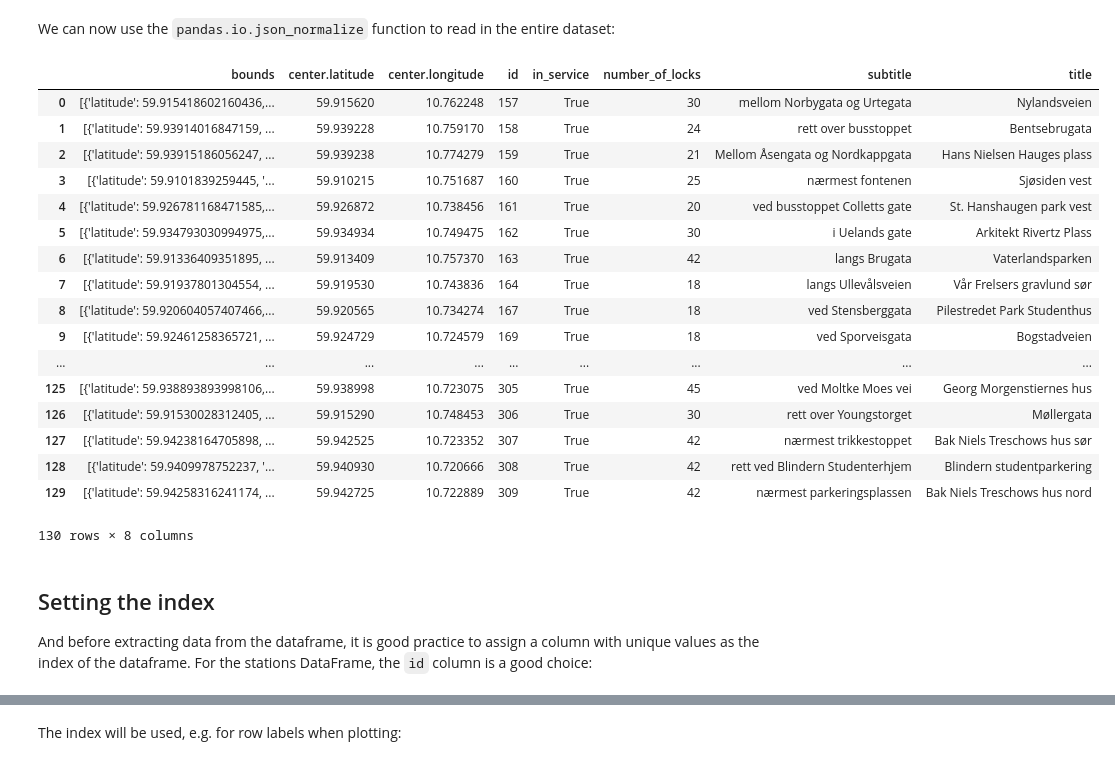
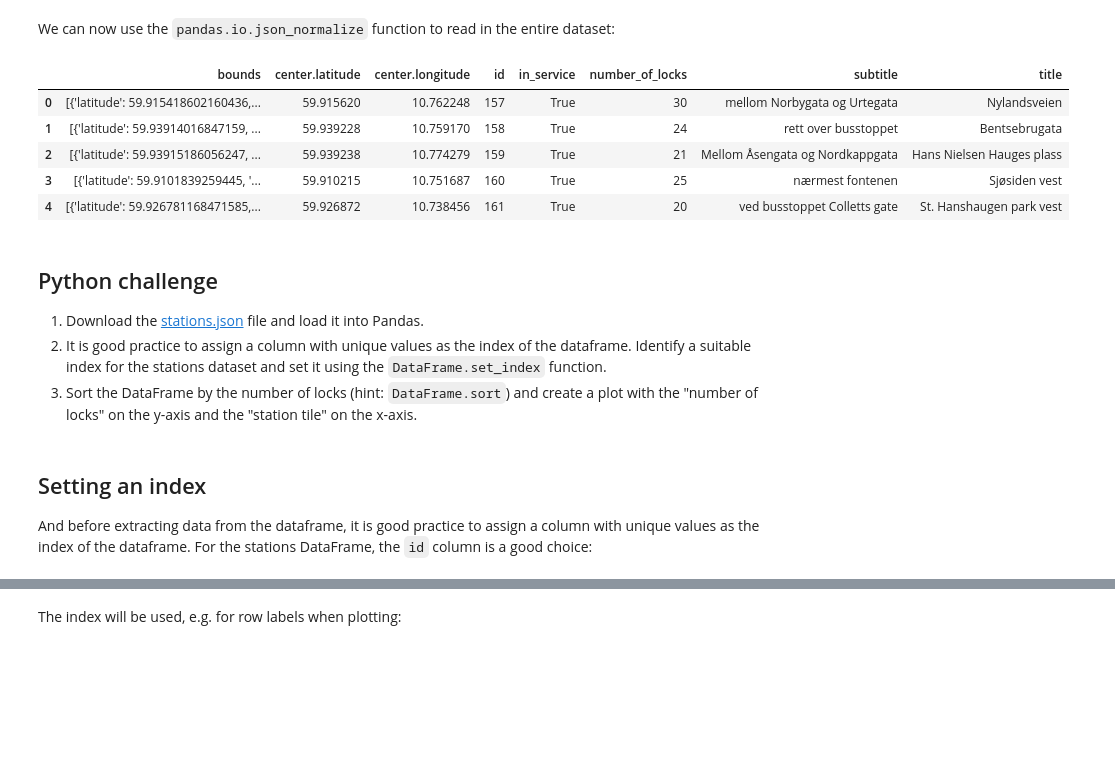
Before and after one commit to hvgab/UiO-INF3331.github.io, a Jupyter notebook: lectures/pandas/Pandas.ipynb, the cells around one changed output, grey strips where cells are left out. Saved outputs shown, nothing was run; the diff lists cells and outputs as text; code cells hidden in the pictures; blank space fills up the shorter version.

Commit message:
Finished profiling lecture

```diff
--- a/lectures/pandas/Pandas.ipynb
+++ b/lectures/pandas/Pandas.ipynb
@@ -327,3 +238,0 @@ We are interested in the node `stations`, so let's extract this:
-# %%
-station_json = json_stations['stations']
-station_json
@@ -349,28 +240,22 @@ station_json
 We can now use the `pandas.io.json_normalize` function to read in the entire dataset:
 # %%
 stations = pd.io.json.json_normalize(station_json)
-stations
+stations.head()
 # %% [output]
 |  | bounds | center.latitude | center.longitude | id | in_service | number_of_locks | subtitle | title |
 | 0 | [{'latitude': 59.915418602160436,... | 59.915620 | 10.762248 | 157 | True | 30 | mellom Norbygata og Urtegata | Nylandsveien |
 | 1 | [{'latitude': 59.93914016847159, ... | 59.939228 | 10.759170 | 158 | True | 24 | rett over busstoppet | Bentsebrugata |
 | 2 | [{'latitude': 59.93915186056247, ... | 59.939238 | 10.774279 | 159 | True | 21 | Mellom Åsengata og Nordkappgata | Hans Nielsen Hauges plass |
 | 3 | [{'latitude': 59.9101839259445, '... | 59.910215 | 10.751687 | 160 | True | 25 | nærmest fontenen | Sjøsiden vest |
 | 4 | [{'latitude': 59.926781168471585,... | 59.926872 | 10.738456 | 161 | True | 20 | ved busstoppet Colletts gate | St. Hanshaugen park vest |
-| 5 | [{'latitude': 59.934793030994975,... | 59.934934 | 10.749475 | 162 | True | 30 | i Uelands gate | Arkitekt Rivertz Plass |
-| 6 | [{'latitude': 59.91336409351895, ... | 59.913409 | 10.757370 | 163 | True | 42 | langs Brugata | Vaterlandsparken |
-| 7 | [{'latitude': 59.91937801304554, ... | 59.919530 | 10.743836 | 164 | True | 18 | langs Ullevålsveien | Vår Frelsers gravlund sør |
-| 8 | [{'latitude': 59.920604057407466,... | 59.920565 | 10.734274 | 167 | True | 18 | ved Stensberggata | Pilestredet Park Studenthus |
-| 9 | [{'latitude': 59.92461258365721, ... | 59.924729 | 10.724579 | 169 | True | 18 | ved Sporveisgata | Bogstadveien |
-| ... | ... | ... | ... | ... | ... | ... | ... | ... |
-| 125 | [{'latitude': 59.938893893998106,... | 59.938998 | 10.723075 | 305 | True | 45 | ved Moltke Moes vei | Georg Morgenstiernes hus |
-| 126 | [{'latitude': 59.91530028312405, ... | 59.915290 | 10.748453 | 306 | True | 30 | rett over Youngstorget | Møllergata |
-| 127 | [{'latitude': 59.94238164705898, ... | 59.942525 | 10.723352 | 307 | True | 42 | nærmest trikkestoppet | Bak Niels Treschows hus sør |
-| 128 | [{'latitude': 59.9409978752237, '... | 59.940930 | 10.720666 | 308 | True | 42 | rett ved Blindern Studenterhjem | Blindern studentparkering |
-| 129 | [{'latitude': 59.94258316241174, ... | 59.942725 | 10.722889 | 309 | True | 42 | nærmest parkeringsplassen | Bak Niels Treschows hus nord |
-130 rows × 8 columns
+# %% [markdown]
+## Python challenge
+
+1. Download the [stations.json](https://github.com/UiO-INF3331/UiO-INF3331.github.io/blob/crash-course/lectures/pandas/data/bysykkel/stations.json) file and load it into Pandas.
+2. It is good practice to assign a column with unique values as the index of the dataframe. Identify a suitable index for the stations dataset and set it using the `DataFrame.set_index` function.
+3. Sort the DataFrame by the number of locks (hint: `DataFrame.sort`) and create a plot with the "number of locks" on the y-axis and the "station tile" on the x-axis.
 # %% [markdown]
-## Setting the index
+## Setting an index
 
 And before extracting data from the dataframe, it is good practice to assign a column with unique values as the index of the dataframe. For the stations DataFrame, the `id` column is a good choice:
 # %%
```
Also changed, not shown: parts of 117 cells of this notebook, 6 other files.
